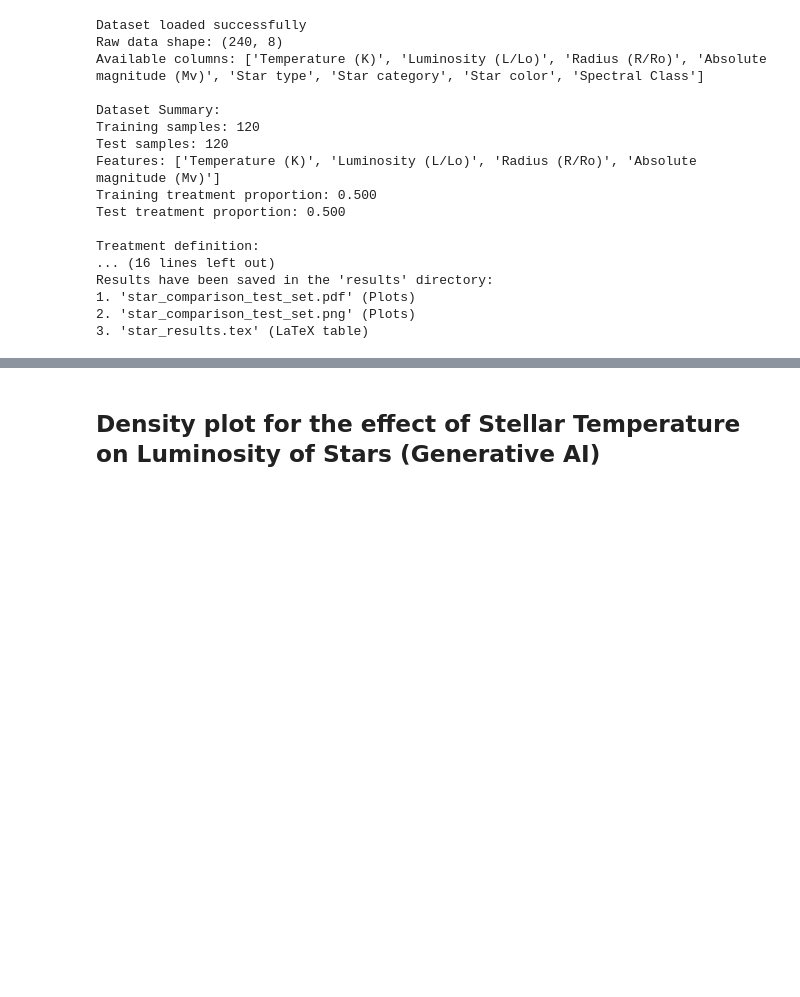
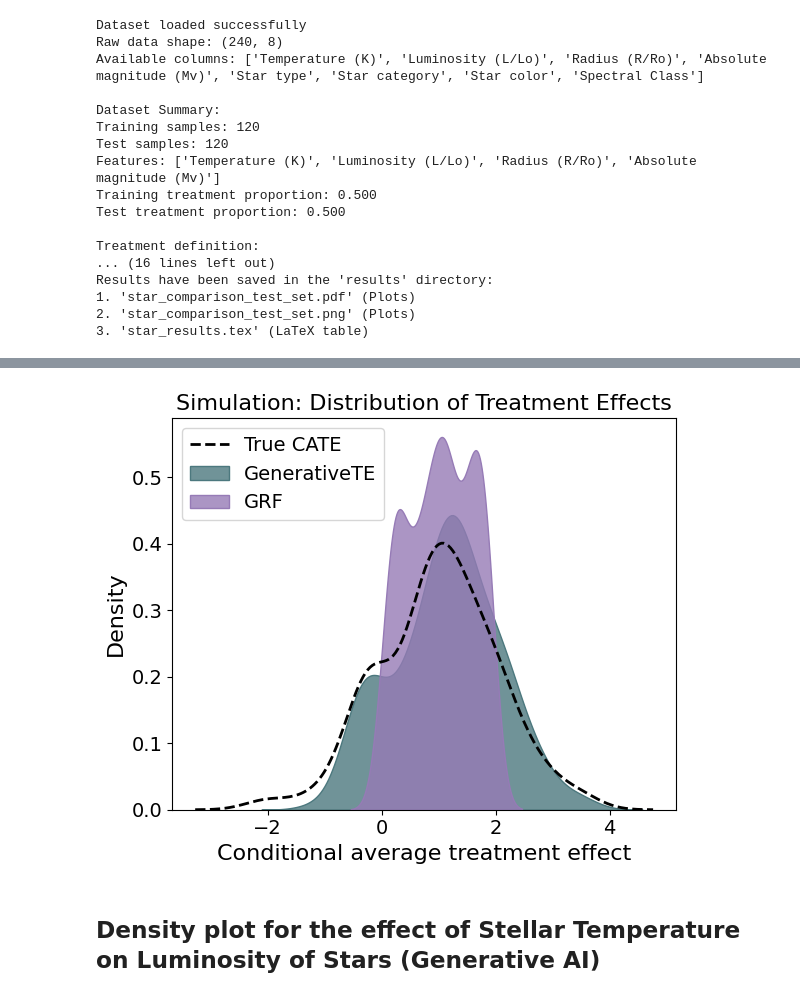
Before and after one commit to marnare/generativeAI, a Jupyter notebook: application_stars.ipynb, the cells around one changed output, grey strips where cells are left out. Drawn from its saved outputs; the diff is of its cells as text; code cells hidden in the pictures; blank space fills up the shorter version.

Commit message:
added simulations

```diff
--- a/application_stars.ipynb
+++ b/application_stars.ipynb
@@ -275,0 +251,76 @@ plt.close()
+# %%
+def simulate_causal_data(n_samples=500, n_features=4, treatment_type='observational', random_state=SEED):
+    """Simulate Y = mu(X) + theta(X)*D + epsilon with known CATE."""
+    rng = np.random.default_rng(random_state)
+    X = rng.standard_normal((n_samples, n_features))
+    beta_mu = rng.standard_normal(n_features) * 0.5
+    mu = X @ beta_mu
+    theta_true = 1.0 + X[:, 0] + 0.5 * X[:, 1]
+    if treatment_type == 'rct':
+        D = rng.binomial(1, 0.5, n_samples)
+    else:
+        logit = 0.3 * X[:, 0] - 0.2 * X[:, 1] + 0.1 * X[:, 2]
+        p = 1 / (1 + np.exp(-logit))
+        D = rng.binomial(1, p, n_samples)
+    Y = mu + theta_true * D + rng.standard_normal(n_samples) * 0.5
+    return X, D, Y, theta_true
+
+# Generate and split simulated data
+X, D, Y, tau_true = simulate_causal_data(n_samples=500, n_features=4, treatment_type='observational')
+X_train, X_test, D_train, D_test, Y_train, Y_test, tau_train, tau_test = train_test_split(
+    X, D, Y, tau_true, test_size=0.5, random_state=SEED, stratify=D
+)
+scaler = StandardScaler()
+X_train = scaler.fit_transform(X_train)
+X_test = scaler.transform(X_test)
+
+print("Simulation: n=500, 4 features, observational treatment")
+print(f"True ATE (test): {tau_test.mean():.4f}")
+
+# GRF
+with localconverter(ro.default_converter + numpy2ri.converter):
+    X_train_r = ro.r.matrix(X_train, nrow=X_train.shape[0], ncol=X_train.shape[1])
+    D_train_r = ro.FloatVector(D_train)
+    Y_train_r = ro.FloatVector(Y_train)
+    X_test_r = ro.r.matrix(X_test, nrow=X_test.shape[0], ncol=X_test.shape[1])
+    cf_sim = grf.causal_forest(X_train_r, Y_train_r, D_train_r, seed=SEED)
+    pred_grf_sim = grf.predict_causal_forest(cf_sim, X_test_r)
+    tau_grf_sim = np.array(pred_grf_sim.rx2('predictions') if hasattr(pred_grf_sim, 'rx2') else pred_grf_sim['predictions'])
+
+# GenerativeTE
+model_sim = TreatmentEffectNet(x_dim=X_train.shape[1])
+optimizer_sim = optim.Adam(model_sim.parameters(), lr=0.001)
+for epoch in range(100):
+    idx = np.random.permutation(len(X_train))
+    for i in range(0, len(X_train), 32):
+        batch_X = torch.FloatTensor(X_train[idx[i:i+32]])
+        batch_D = torch.FloatTensor(D_train[idx[i:i+32]])
+        batch_Y = torch.FloatTensor(Y_train[idx[i:i+32]])
+        optimizer_sim.zero_grad()
+        model_sim.loss_fn(batch_X, batch_Y, batch_D, [1.0, 0.1, 0.1]).backward()
+        optimizer_sim.step()
+
+tau_gen_sim = []
+with torch.no_grad():
+    for i in range(len(X_test)):
+        _, _, te, _ = model_sim(torch.FloatTensor(X_test[i:i+1]), torch.ones(1), 0.5)
+        tau_gen_sim.append(te.numpy()[0, 0])
+tau_gen_sim = np.array(tau_gen_sim)
+
+print(f"GRF ATE:          {tau_grf_sim.mean():.4f}, MSE vs true: {np.mean((tau_grf_sim - tau_test)**2):.4f}")
+print(f"GenerativeTE ATE: {tau_gen_sim.mean():.4f}, MSE vs true: {np.mean((tau_gen_sim - tau_test)**2):.4f}")
+
+# Plot
+plt.figure(figsize=(6, 5))
+sns.kdeplot(tau_test, label='True CATE', color='black', linestyle='--', linewidth=2)
+sns.kdeplot(tau_gen_sim, label='GenerativeTE', color='#4C787E', fill=True, alpha=0.8)
+sns.kdeplot(tau_grf_sim, label='GRF', color='#967BB6', fill=True, alpha=0.8)
+plt.title('Simulation: Distribution of Treatment Effects')
+plt.xlabel('Conditional average treatment effect')
+plt.ylabel('Density')
+plt.legend()
+plt.tight_layout()
+plt.savefig(os.path.join(results_dir, 'simulation_comparison.pdf'), dpi=300, bbox_inches='tight')
+plt.savefig(os.path.join(results_dir, 'simulation_comparison.png'), dpi=300, bbox_inches='tight')
+plt.show()
+# %% [output]
@@ -276,3 +331,4 @@ plt.close()
+[figure, added]
 # %% [markdown]
 ## Density plot for the effect of Stellar Temperature on Luminosity of Stars (Generative AI)
 # %%
```
Also changed, not shown: parts of 8 cells of this notebook, 30 other files.
